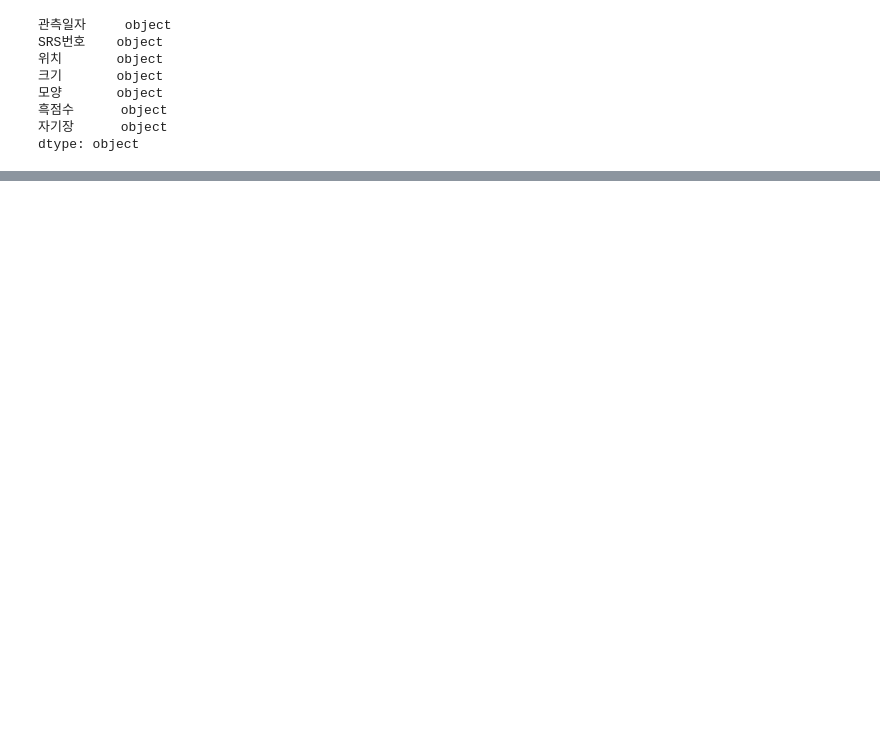
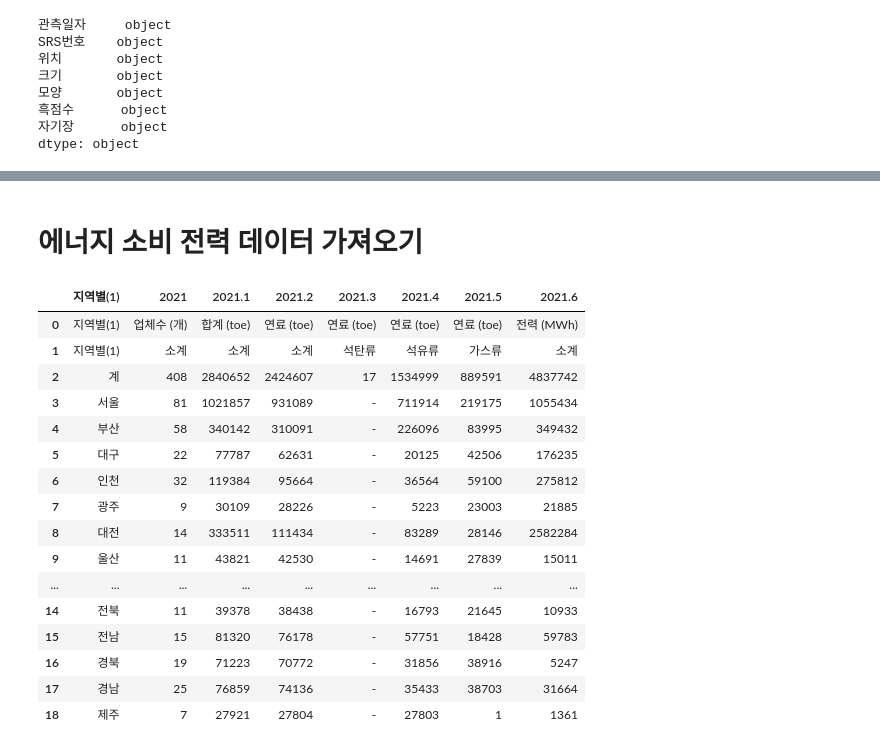
Before and after one commit to MDBluequasar/BigdatamegaIT, a Jupyter notebook: 수업내용/과제물/태양흑점활동.ipynb, the cells around one changed output, grey strips where cells are left out. Drawn from its saved outputs; the diff is of its cells as text; code cells hidden in the pictures; blank space fills up the shorter version.

```diff
--- a/수업내용/과제물/태양흑점활동.ipynb
+++ b/수업내용/과제물/태양흑점활동.ipynb
@@ -192,0 +277,23 @@ plt.close()
+# %% [markdown]
+# 에너지 소비 전력 데이터 가져오기
+# %%
+ef = read_excel("C:\\Users\\User\\MDblue\\Bigdata\\수업내용\\과제물/지역별에너지원소비실적.xlsx")
+ef
+# %% [output]
+|  | 지역별(1) | 2021 | 2021.1 | 2021.2 | 2021.3 | 2021.4 | 2021.5 | 2021.6 |
+| 0 | 지역별(1) | 업체수 (개) | 합계 (toe) | 연료 (toe) | 연료 (toe) | 연료 (toe) | 연료 (toe) | 전력 (MWh) |
+| 1 | 지역별(1) | 소계 | 소계 | 소계 | 석탄류 | 석유류 | 가스류 | 소계 |
+| 2 | 계 | 408 | 2840652 | 2424607 | 17 | 1534999 | 889591 | 4837742 |
+| 3 | 서울 | 81 | 1021857 | 931089 | - | 711914 | 219175 | 1055434 |
+| 4 | 부산 | 58 | 340142 | 310091 | - | 226096 | 83995 | 349432 |
+| 5 | 대구 | 22 | 77787 | 62631 | - | 20125 | 42506 | 176235 |
+| 6 | 인천 | 32 | 119384 | 95664 | - | 36564 | 59100 | 275812 |
+| 7 | 광주 | 9 | 30109 | 28226 | - | 5223 | 23003 | 21885 |
+| 8 | 대전 | 14 | 333511 | 111434 | - | 83289 | 28146 | 2582284 |
+| 9 | 울산 | 11 | 43821 | 42530 | - | 14691 | 27839 | 15011 |
+| ... | ... | ... | ... | ... | ... | ... | ... | ... |
+| 14 | 전북 | 11 | 39378 | 38438 | - | 16793 | 21645 | 10933 |
+| 15 | 전남 | 15 | 81320 | 76178 | - | 57751 | 18428 | 59783 |
+| 16 | 경북 | 19 | 71223 | 70772 | - | 31856 | 38916 | 5247 |
+| 17 | 경남 | 25 | 76859 | 74136 | - | 35433 | 38703 | 31664 |
+| 18 | 제주 | 7 | 27921 | 27804 | - | 27803 | 1 | 1361 |
```
Also changed, not shown: parts of 13 cells of this notebook, 7 other files.
